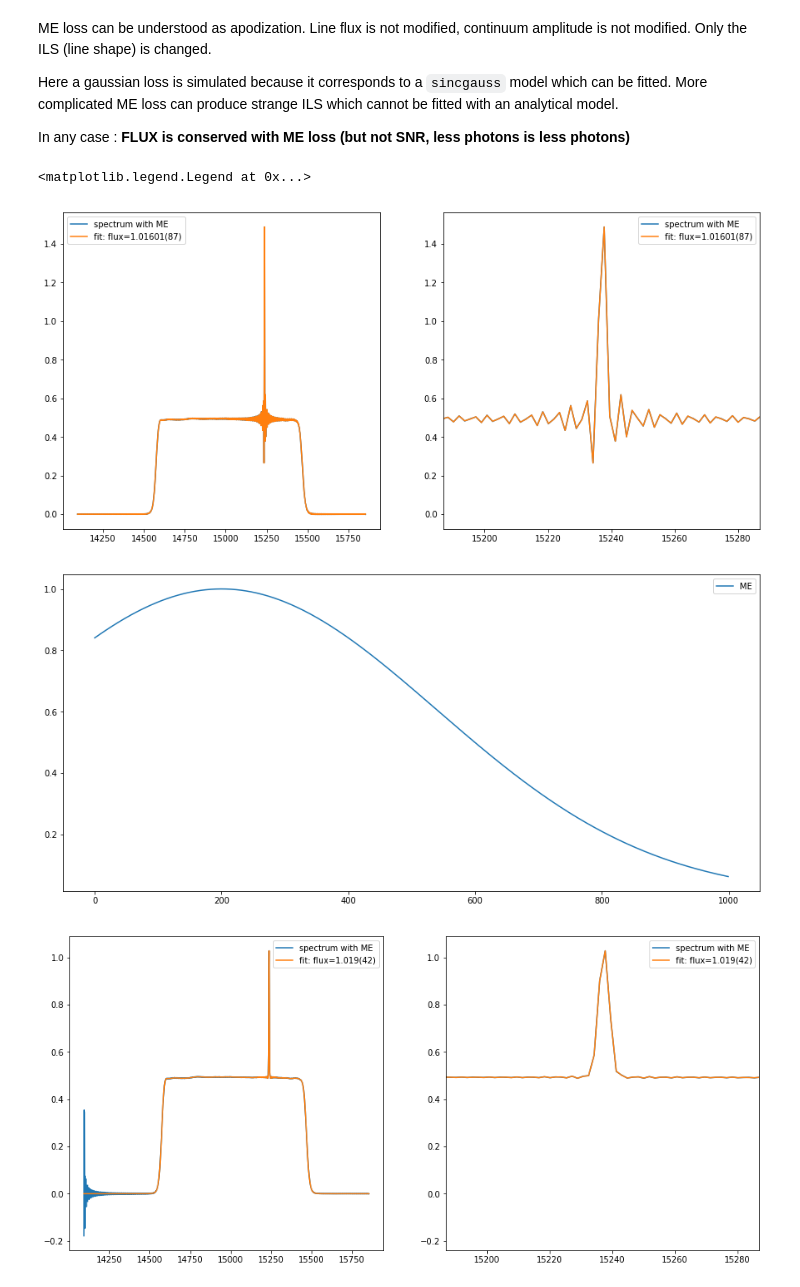
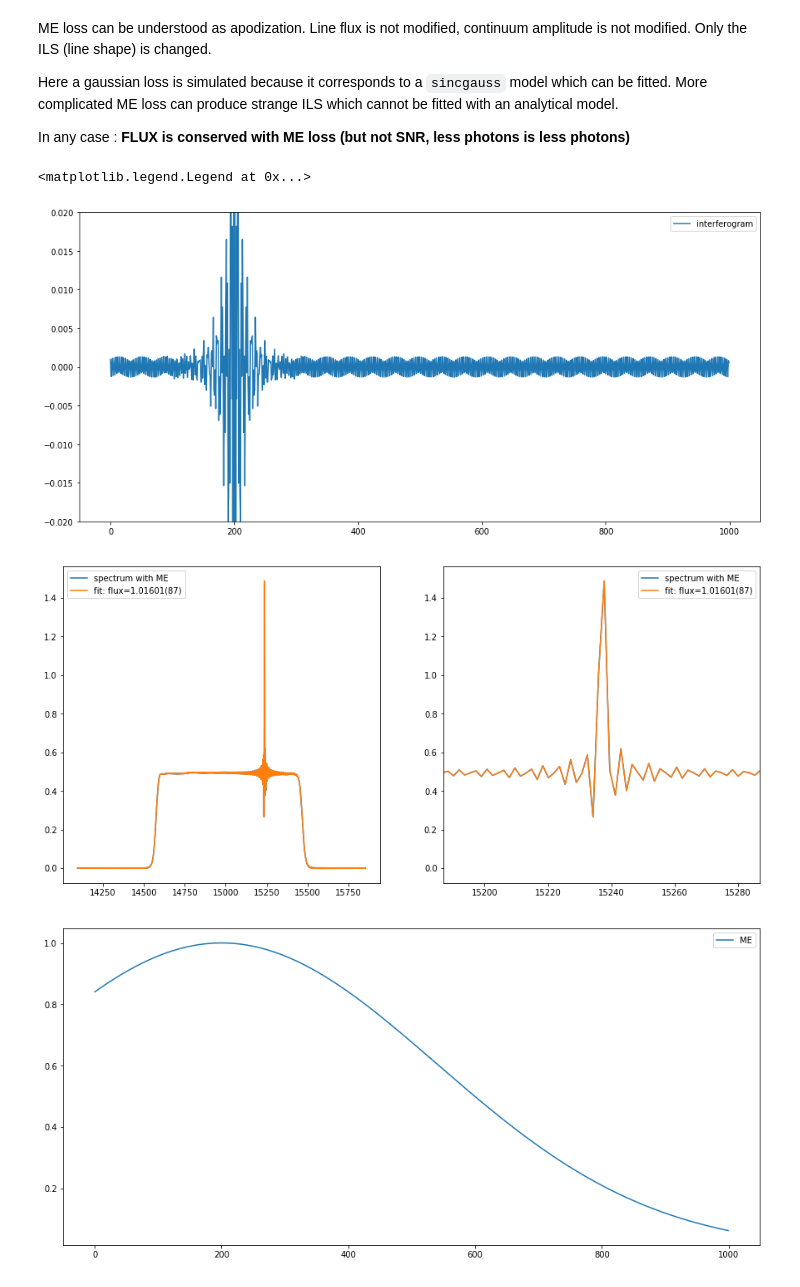
Before and after one commit to thomasorb/learning-machines, a Jupyter notebook: advanced/proofs.ipynb, the cells around one changed output. Drawn from its saved outputs; the diff is of its cells as text; code cells hidden in the pictures.

Commit message:
interferogram added in proofs

```diff
--- a/advanced/proofs.ipynb
+++ b/advanced/proofs.ipynb
@@ -82,48 +83,60 @@ Here a gaussian loss is simulated because it corresponds to a `sincgauss` model
 In any case :  **FLUX is conserved with ME loss (but not SNR, less photons is less photons)**
 # %%
 PLOT_LIM = 50
+YLIM = (-0.02, 0.02)
+
 sim = orb.sim.Simulator(1000, 'SN3')
 sim.add_line('Halpha', flux=1)
 sim.add_background()
 interf = sim.get_interferogram()
-interf_me = interf.copy()
 
 spec = interf.get_spectrum()
 spec.data.imag.fill(0.)
 fit = spec.fit(['Halpha'], fmodel='sinc', nofilter=False)
+
+pl.figure(figsize=(15, 7))
+pl.plot(interf.data, label='interferogram')
+pl.ylim(YLIM)
+pl.legend()
 
 fig, axes = pl.subplots(ncols=2, figsize=(15, 7))
 axes[0].plot(spec.axis.data, spec.data, label='spectrum with ME')
 axes[0].plot(spec.axis.data, fit['fitted_vector'], label='fit: flux={}'.format(fit['flux_gvar'][0]))
 axes[0].legend()
 axes[1].plot(spec.axis.data, spec.data, label='spectrum with ME')
 axes[1].plot(spec.axis.data, fit['fitted_vector'], label='fit: flux={}'.format(fit['flux_gvar'][0]))
 axes[1].set_xlim((1e7/656.3-PLOT_LIM, 1e7/656.3+PLOT_LIM))
 axes[1].legend()
 
 # add ME
 me = orb.utils.spectrum.gaussian1d(interf.axis.data, 0, 1, 0, interf.axis.data[-1]*1)
 
 pl.figure(figsize=(15, 7))
 pl.plot(me, label='ME')
 pl.legend()
 
+interf_me = interf.copy()
 interf_me.data *= me
 
 spec_me = interf_me.get_spectrum()
 spec_me.data.imag.fill(0.)
 fit_me = spec_me.fit(['Halpha'], fmodel='sincgauss', nofilter=False, sigma_guess=30)
+
+pl.figure(figsize=(15, 7))
+pl.plot(interf_me.data, label='interferogram x ME')
+pl.ylim(YLIM)
+pl.legend()
 
 fig, axes = pl.subplots(ncols=2, figsize=(15, 7))
 axes[0].plot(spec_me.axis.data, spec_me.data, label='spectrum with ME')
 axes[0].plot(spec_me.axis.data, fit_me['fitted_vector'], label='fit: flux={}'.format(fit_me['flux_gvar'][0]))
 axes[0].legend()
 axes[1].plot(spec_me.axis.data, spec_me.data, label='spectrum with ME')
 axes[1].plot(spec_me.axis.data, fit_me['fitted_vector'], label='fit: flux={}'.format(fit_me['flux_gvar'][0]))
 axes[1].set_xlim((1e7/656.3-PLOT_LIM, 1e7/656.3+PLOT_LIM))
 axes[1].legend()
 # %% [output]
 <matplotlib.legend.Legend at 0x...>
-[figure, old version]
+[figure, new version]
-[figure, old version]
+[figure, new version]
-[figure, old version]
+[figure, new version]
```
Also changed, not shown: parts of 2 cells of this notebook.
